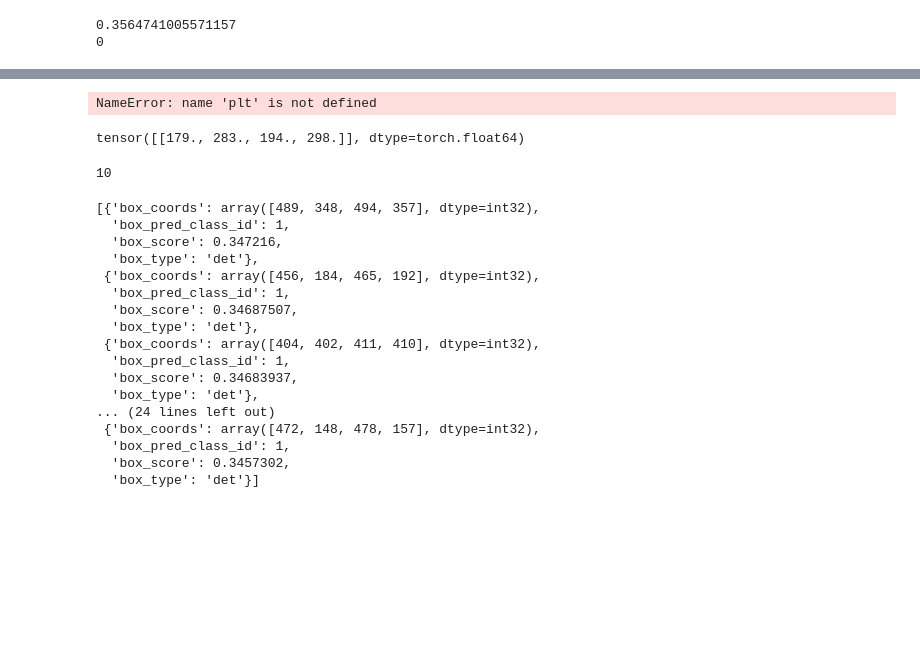
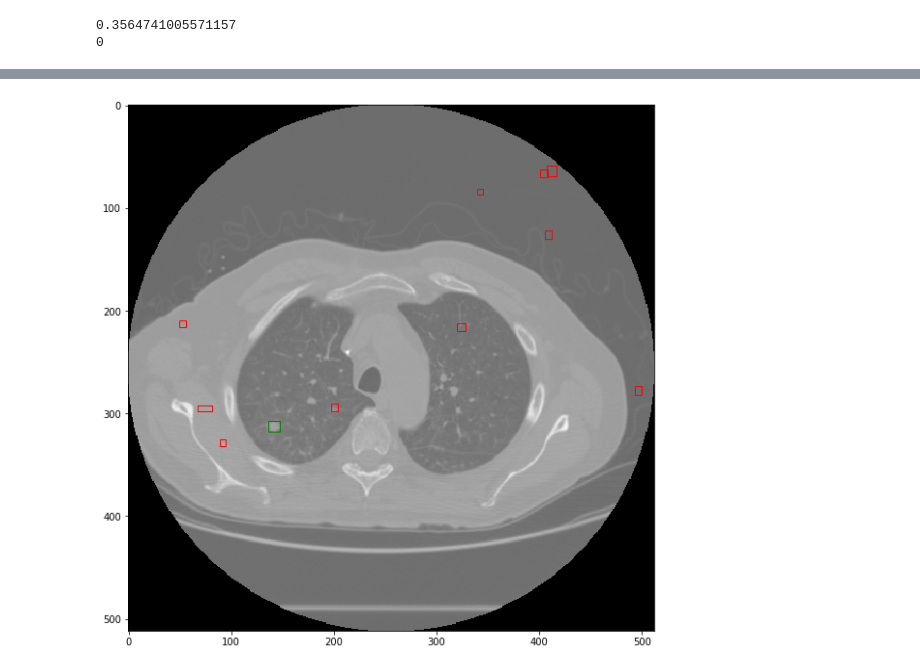
Before and after one commit to cirmuw/casa, a Jupyter notebook: tmp_retinanet.ipynb, the cells around one changed output, grey strips where cells are left out. Drawn from its saved outputs; the diff is of its cells as text; code cells hidden in the pictures; blank space fills up the shorter version.

```diff
--- a/tmp_retinanet.ipynb
+++ b/tmp_retinanet.ipynb
@@ -199,6 +209,7 @@ import numpy as np
 # %%
-cf = mdtr.config()
+cf = mdtr.config(n_slices=3)
 logger = logging.getLogger('medicaldetectiontoolkit')
 logger.setLevel(logging.DEBUG)
 # %%
 model = mdtr.net(cf, logger)
+model.load_state_dict(torch.load('/project/catinous/active_catinous/trained_models/batch_ln_3slice_100ep.pt'))
@@ -249,19 +222,0 @@ KeyboardInterrupt:
-# %%
-for epoch in range(50):
-    running_loss = 0.0
-    running_class_loss = 0.0
-    running_box_loss = 0.0
-    for iter_num, data in enumerate(dl):
-        optimizer.zero_grad()
-
-        results_dict = model.train_forward(data)
-
-        optimizer.zero_grad()
-        results_dict['torch_loss'].backward()
-        optimizer.step()
-        running_loss += results_dict['monitor_values']['loss']
-        running_class_loss += results_dict['monitor_values']['class_loss']
-        running_box_loss += results_dict['monitor_values']['box_loss']
-
-    print(epoch, 'loss:', running_loss/len(dl), 'class:', running_class_loss/len(dl), 'box:', running_box_loss/len(dl))
-    scheduler.step()
@@ -291,7 +223,11 @@ KeyboardInterrupt:
 # %%
 model.eval()
+imgs = []
+true_boxes = []
+results_dicts = []
 for iter_num, data in enumerate(dl):
-    imgs = data['img']
-    true_boxes = data['bb_target']
-    results_dict = model.test_forward(data)
-    break
+    imgs.append(data['img'])
+    true_boxes.append(data['bb_target'])
+    results_dicts.append(model.test_forward(data))
+    if iter_num>5:
+        break
@@ -309,47 +254,20 @@ imgs
 # %%
 idx = 0
 
-boxes = [r['box_coords'] for r in results_dict['boxes'][idx]]
-xywh = [[ab[0], ab[1], ab[2] - ab[0], ab[3] - ab[1]] for ab in boxes]
+boxes = [r['box_coords'] for r in results_dicts[idx]['boxes'][0]]
+xywh = [[ab[1], ab[0], ab[3] - ab[1], ab[2] - ab[0]] for ab in boxes]
+#xywh = [[ab[0], ab[1], ab[2] - ab[0], ab[3] - ab[1]] for ab in boxes]
 fig, ax = plt.subplots(1, 1, figsize=(10, 10))
-img = pyd.read_file(imgs[idx]).pixel_array
+img = pyd.read_file(imgs[idx][0]).pixel_array
 ax.imshow(img)
 #plt.scatter([x], [y])
 for k, xy in enumerate(xywh):
 #    if scores[idx][k]>0.15:
         rect = patches.Rectangle((xy[0],xy[1]),xy[2],xy[3],linewidth=1,edgecolor='r',facecolor='none')
         ax.add_patch(rect)
-gt = true_boxes[idx][0]
+gt = true_boxes[idx][0][0]
 rect = patches.Rectangle((gt[0], gt[1]), gt[2] - gt[0], gt[3] - gt[1], edgecolor='g', facecolor='none')
 ax.add_patch(rect)
 plt.show()
 # %% [output]
-NameError: name 'plt' is not defined
+[figure, added]
-# %%
-gt
-# %% [output]
-tensor([[179., 283., 194., 298.]], dtype=torch.float64)
-# %%
-len(results_dict['boxes'][0])
-# %% [output]
-10
-# %%
-results_dict['boxes'][0]
-# %% [output]
-[{'box_coords': array([489, 348, 494, 357], dtype=int32),
-  'box_pred_class_id': 1,
-  'box_score': 0.347216,
-  'box_type': 'det'},
- {'box_coords': array([456, 184, 465, 192], dtype=int32),
-  'box_pred_class_id': 1,
-  'box_score': 0.34687507,
-  'box_type': 'det'},
- {'box_coords': array([404, 402, 411, 410], dtype=int32),
-  'box_pred_class_id': 1,
-  'box_score': 0.34683937,
-  'box_type': 'det'},
-... (24 lines left out)
- {'box_coords': array([472, 148, 478, 157], dtype=int32),
-  'box_pred_class_id': 1,
-  'box_score': 0.3457302,
-  'box_type': 'det'}]
```
Also changed, not shown: parts of 11 cells of this notebook, 5 other files.
